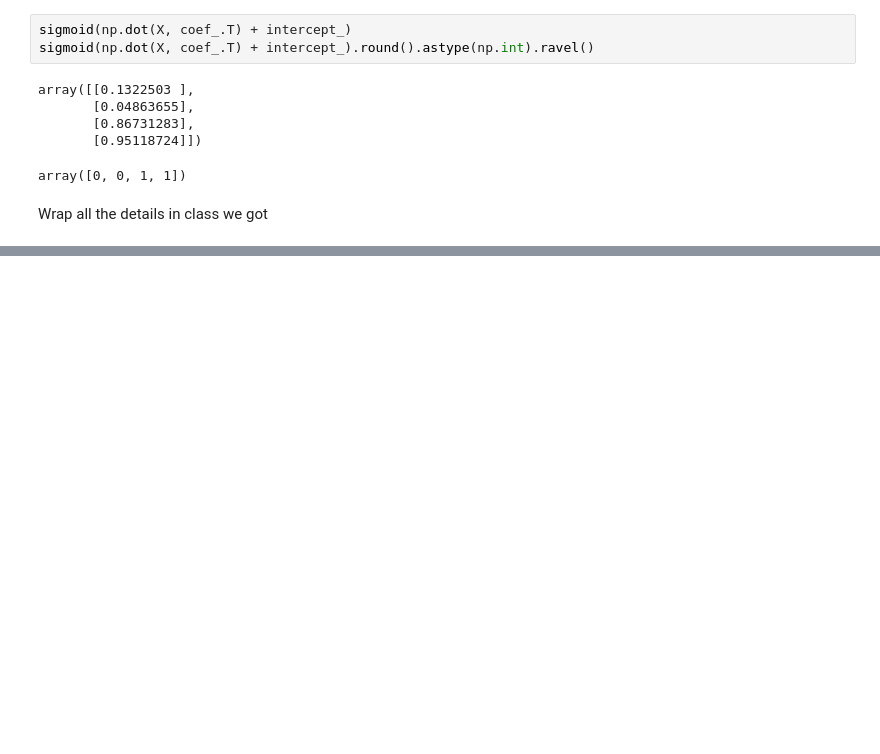
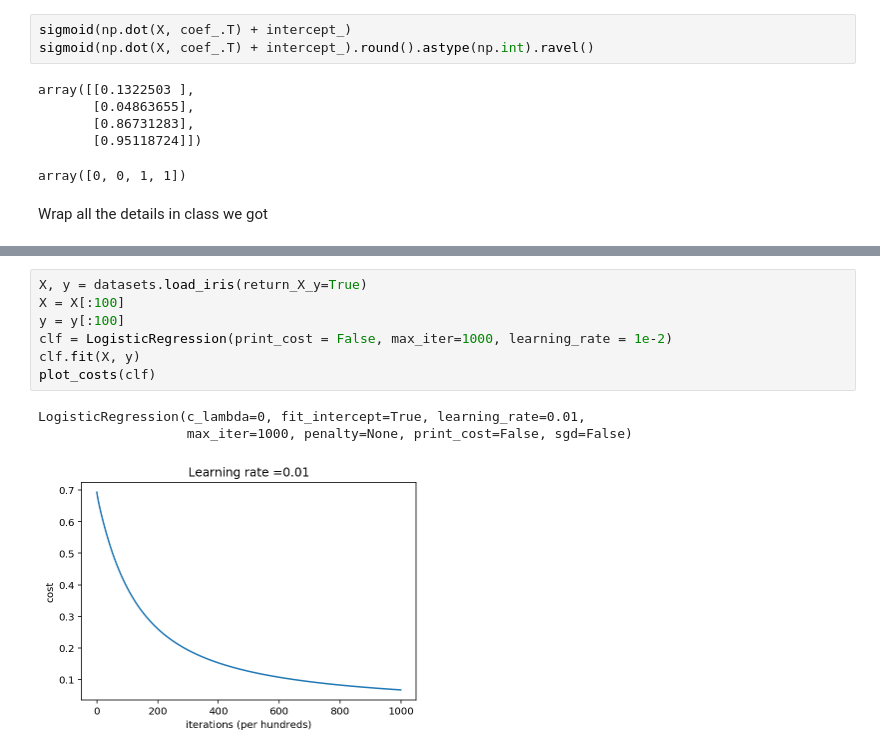
Before and after one commit to nickyfoto/learn, a Jupyter notebook: logistic_regression.ipynb, the cells around one changed output, grey strips where cells are left out. Saved outputs shown, nothing was run; the diff lists cells and outputs as text; blank space fills up the shorter version.

Commit message:
plot loss

```diff
--- a/logistic_regression.ipynb
+++ b/logistic_regression.ipynb
@@ -244,0 +255,11 @@ array([0, 0, 1, 1])
+# %%
+X, y = datasets.load_iris(return_X_y=True)
+X = X[:100]
+y = y[:100]
+clf = LogisticRegression(print_cost = False, max_iter=1000, learning_rate = 1e-2)
+clf.fit(X, y)
+plot_costs(clf)
+# %% [output]
+LogisticRegression(c_lambda=0, fit_intercept=True, learning_rate=0.01,
+                   max_iter=1000, penalty=None, print_cost=False, sgd=False)
+[figure, added]
```
Also changed, not shown: parts of 9 cells of this notebook, 3 other files.
